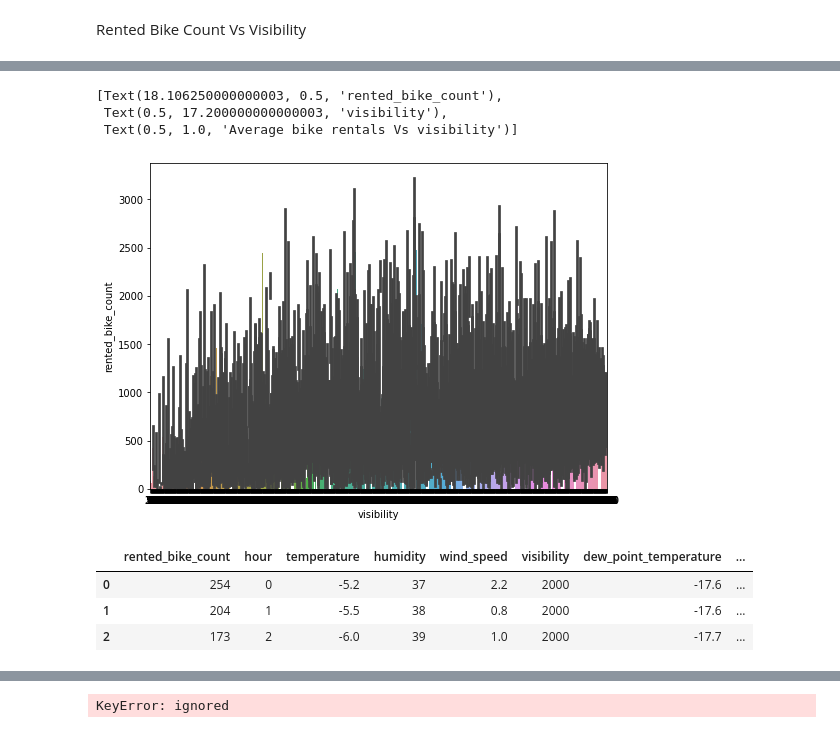
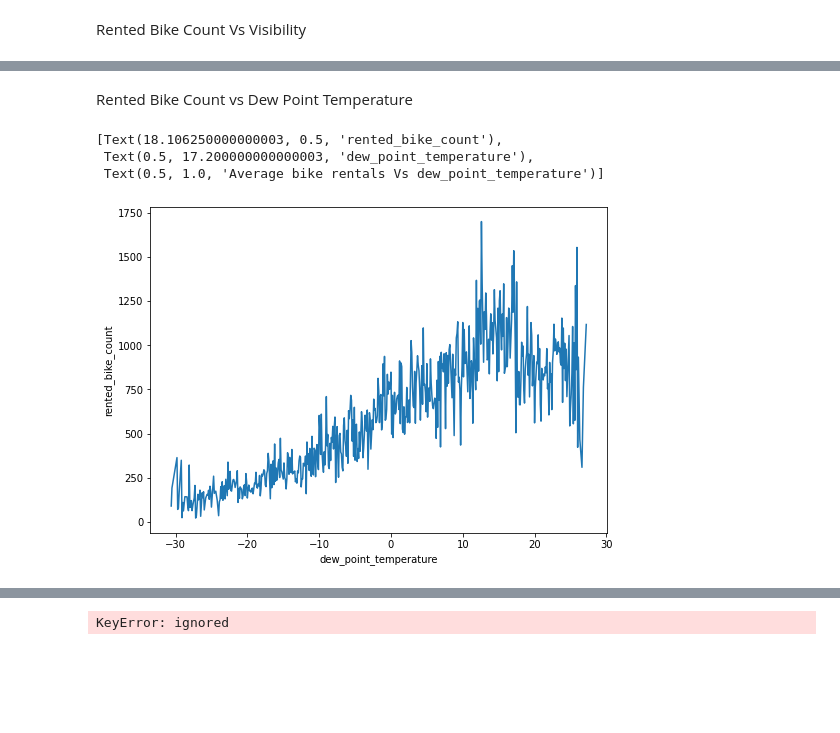
Before and after one commit to Navneet2409/bike-sharing-demand-prediction, a Jupyter notebook: Bike_Sharing_Notebook_Navneet_Keshri.ipynb, the cells around one changed output, grey strips where cells are left out. Saved outputs shown, nothing was run; the diff lists cells and outputs as text; code cells hidden in the pictures; blank space fills up the shorter version.

```diff
--- a/Bike_Sharing_Notebook_Navneet_Keshri.ipynb
+++ b/Bike_Sharing_Notebook_Navneet_Keshri.ipynb
@@ -608,18 +617,14 @@ Rented Bike Count Vs Visibility
+# %% [markdown]
+Rented Bike Count vs Dew Point Temperature
 # %%
-# Rented Bike count vs visibility
+# Rented Bike count vs dew_point_temperature
 fig = plt.figure(figsize=(18, 6))
 axes = fig.add_subplot(1, 2, 1)
-sns.barplot(data = bike_df, x ='visibility', y = 'rented_bike_count')
-ax.set(xlabel='visibility', ylabel='rented_bike_count', title='Average bike rentals Vs visibility')
+group_dew_point_temperature = bike_df.groupby(['dew_point_temperature'])['rented_bike_count'].mean().reset_index()
+sns.lineplot(data = group_dew_point_temperature, x ='dew_point_temperature', y = 'rented_bike_count')
+ax.set(xlabel='dew_point_temperature', ylabel='rented_bike_count', title='Average bike rentals Vs dew_point_temperature')
 # %% [output]
 [Text(18.106250000000003, 0.5, 'rented_bike_count'),
- Text(0.5, 17.200000000000003, 'visibility'),
- Text(0.5, 1.0, 'Average bike rentals Vs visibility')]
+ Text(0.5, 17.200000000000003, 'dew_point_temperature'),
+ Text(0.5, 1.0, 'Average bike rentals Vs dew_point_temperature')]
-[figure, old version]
+[figure, new version]
-# %%
-bike_df.head(3)
-# %% [output]
-|  | rented_bike_count | hour | temperature | humidity | wind_speed | visibility | dew_point_temperature | ... |
-| 0 | 254 | 0 | -5.2 | 37 | 2.2 | 2000 | -17.6 | ... |
-| 1 | 204 | 1 | -5.5 | 38 | 0.8 | 2000 | -17.6 | ... |
-| 2 | 173 | 2 | -6.0 | 39 | 1.0 | 2000 | -17.7 | ... |
```
Also changed, not shown: parts of 25 cells of this notebook.
